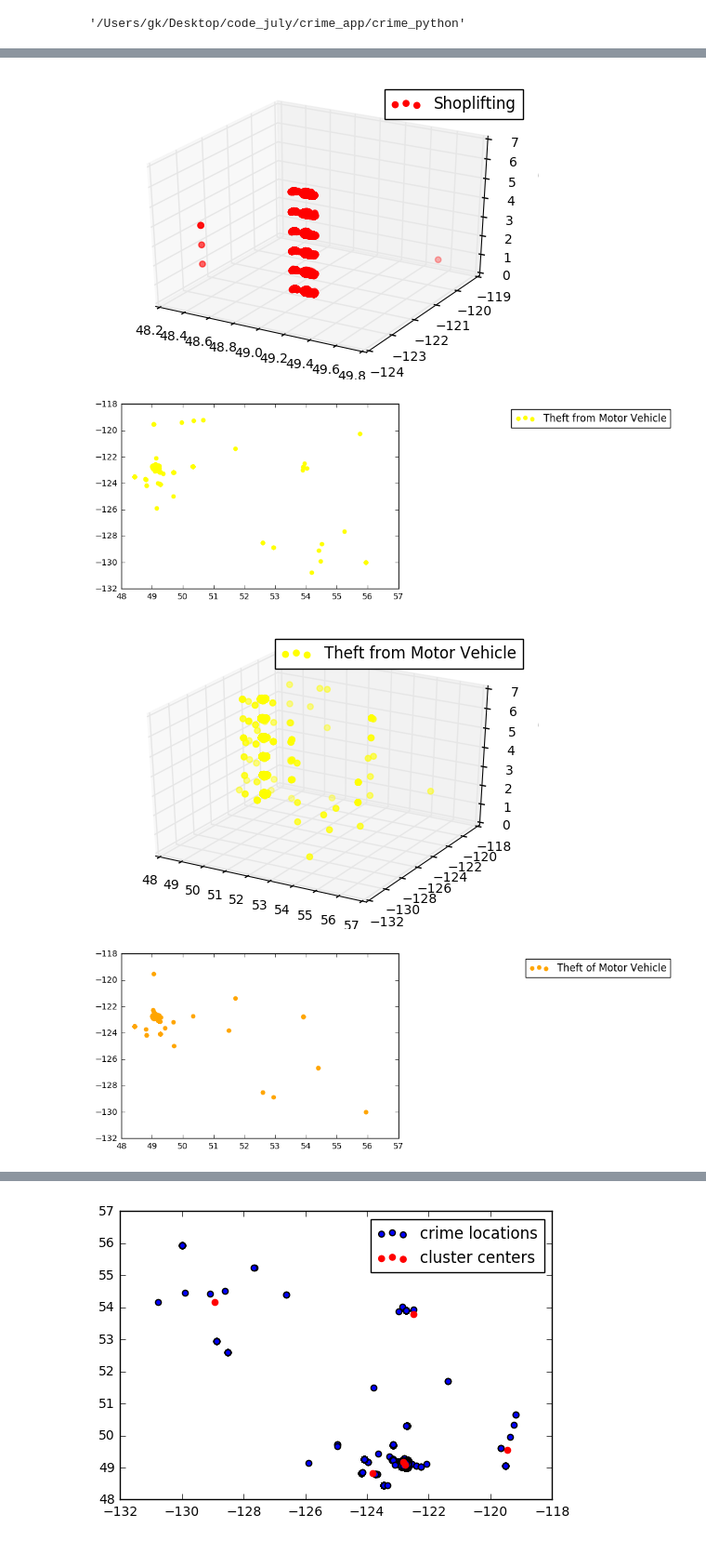
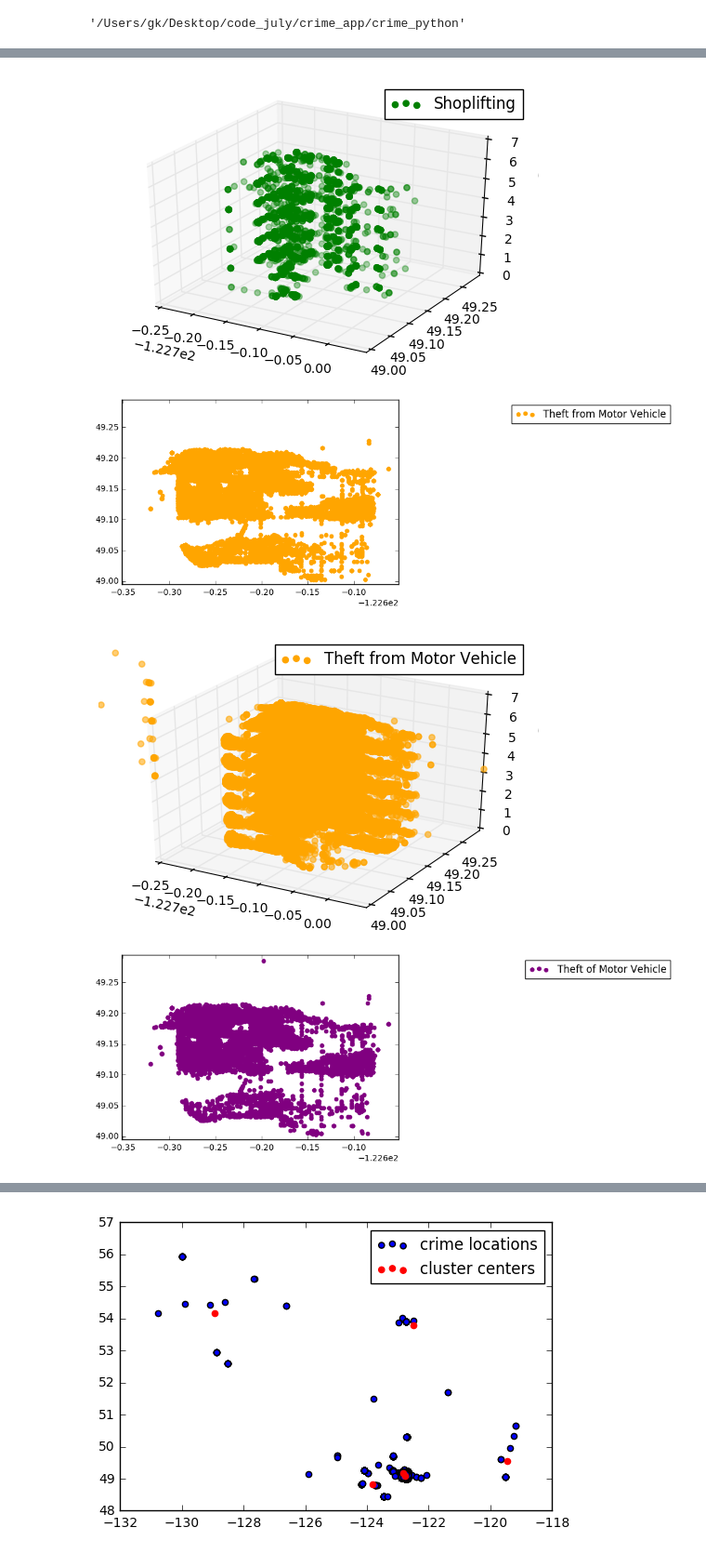
Before and after one commit to gurbraj/crime, a Jupyter notebook: crime.ipynb, the cells around one changed output, grey strips where cells are left out. Shown at 93% size. Drawn from its saved outputs; the diff is of its cells as text; code cells hidden in the pictures.

```diff
--- a/crime.ipynb
+++ b/crime.ipynb
@@ -233,7 +233,7 @@ from datetime import datetime
 from mpl_toolkits.mplot3d import Axes3D
 
 incident_types = ['Break and Enter - Residence', 'Shoplifting', 'Theft from Motor Vehicle','Theft of Motor Vehicle', 'Break and Enter - Business']
-colors = ['blue', 'red', 'yellow', 'orange', 'green']
+colors = ['blue', 'green', 'orange', 'purple', 'red']
 
 for i in range(len(incident_types)):
     incident_type = incident_types[i]
@@ -245,15 +245,24 @@ for i in range(len(incident_types)):
     longitude = plot_df['HUNDRED_BLOCK_GEOCODED'].apply(lambda x: eval(x)[0])
     latitude = plot_df['HUNDRED_BLOCK_GEOCODED'].apply(lambda x: eval(x)[1])
 
-    plt.scatter(latitude, longitude, label=incident_type, color=color)
+    plt.scatter(longitude, latitude, label=incident_type, color=color)
+
+    distance_from_center = 0.15
+    x_center = -122.801094
+    y_center = 49.14443
+    plt.axis([x_center - distance_from_center, x_center + distance_from_center, y_center - distance_from_center, y_center + distance_from_center])
+
     plt.legend(bbox_to_anchor=(2, 1))
+    plt.savefig('data/images/space_{}.png'.format(incident_type))
     plt.show()
 
      #time = plot_df["YEAR"] +"-"+ plot_df["MONTH"]
     fig = plt.figure()
     ax = fig.add_subplot(111, projection='3d')
-    ax.scatter(latitude.values,longitude.values , plot_df["YEAR"].values, label=incident_type, color=color)
+    ax.scatter(longitude.values, latitude.values , plot_df["YEAR"].values, label=incident_type, color=color)
+    plt.axis([x_center - distance_from_center, x_center + distance_from_center, y_center - distance_from_center, y_center + distance_from_center])
     ax.legend()
+    plt.savefig('data/images/space_time_{}.png'.format(incident_type))
     plt.show()
 
 
@@ -265,4 +274,4 @@ for i in range(len(incident_types)):
-[figure, old version]
+[figure, new version]
-[figure, old version]
+[figure, new version]
-[figure, old version]
+[figure, new version]
-[figure, old version]
+[figure, new version]
```
Also changed, not shown: parts of 13 cells of this notebook, 18 other files.
